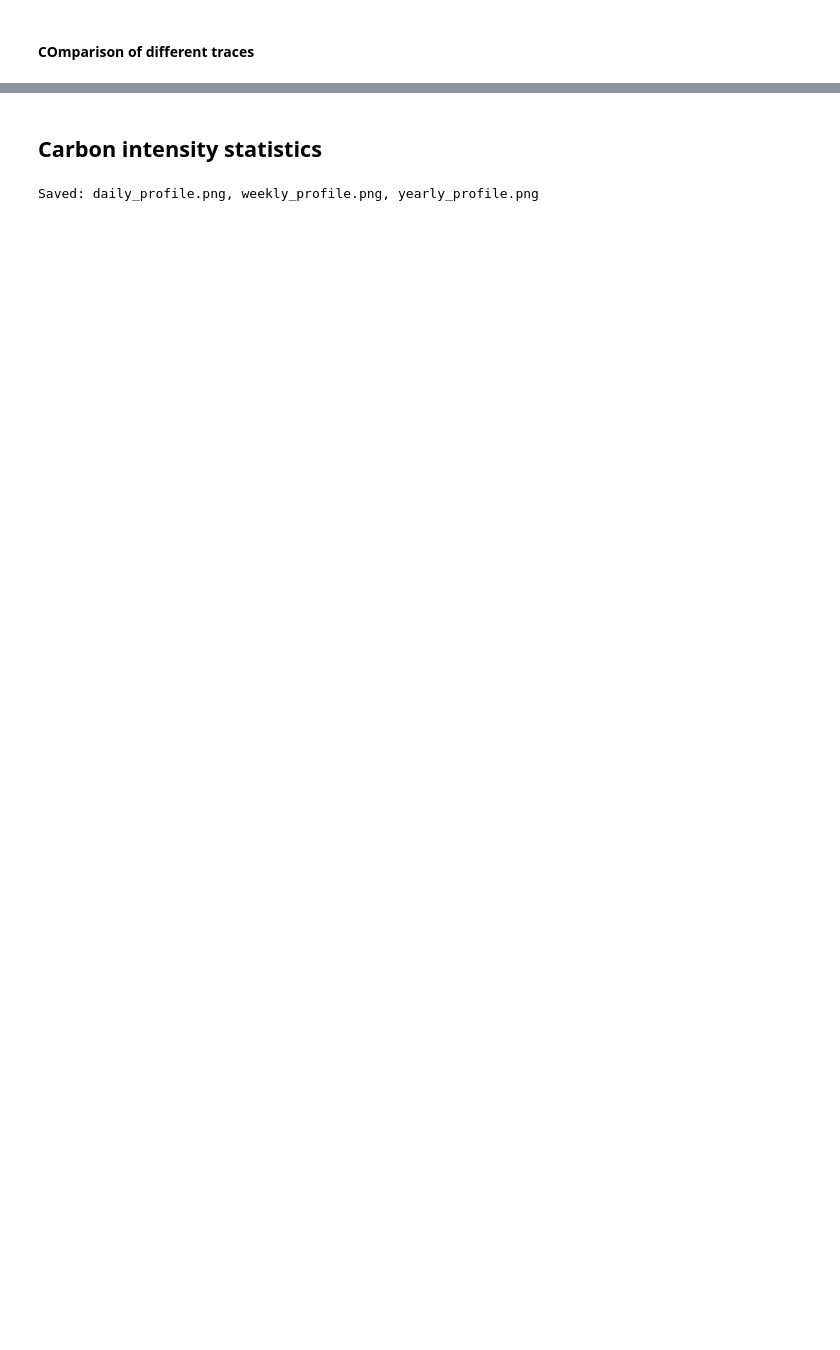
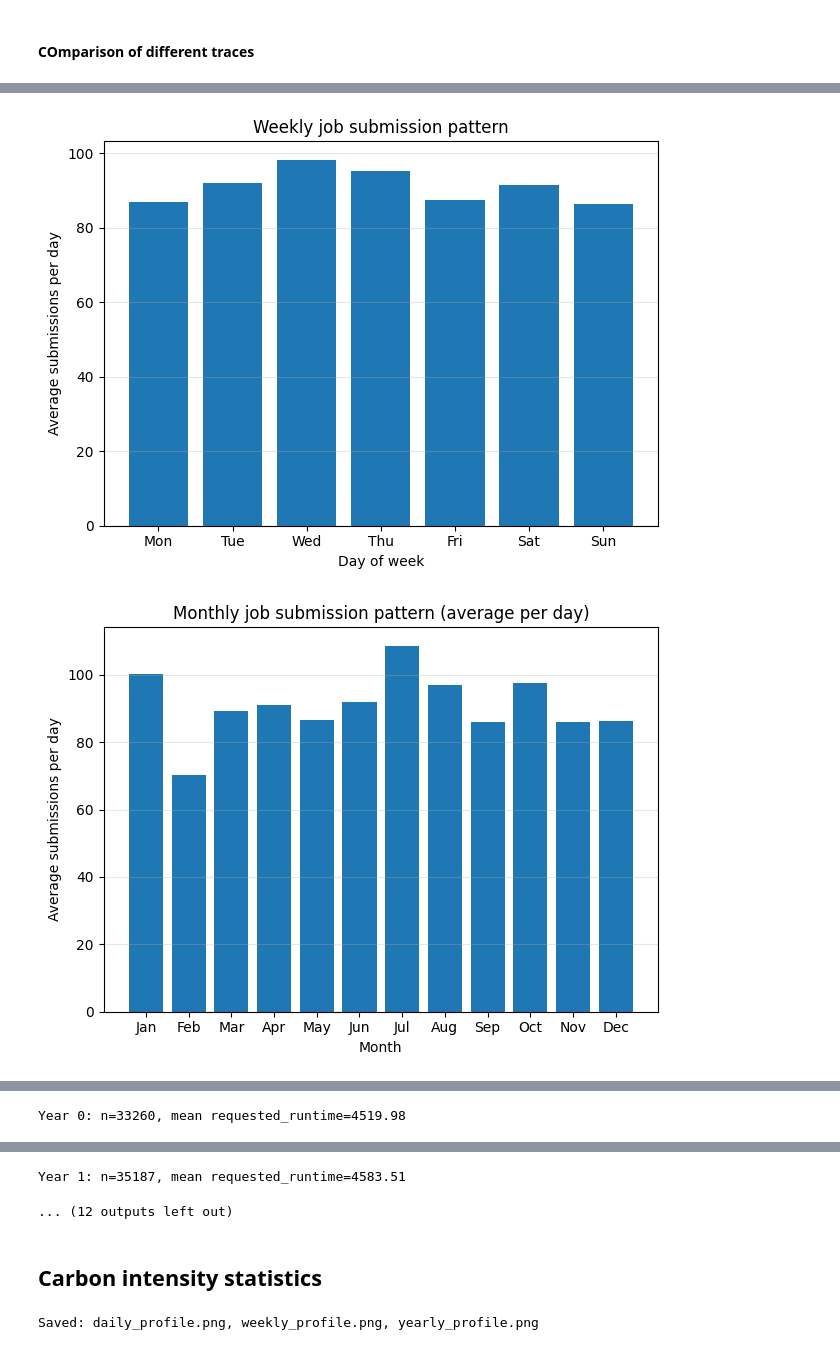
Before and after one commit to dadyownes15/green-hpc-scheduler, a Jupyter notebook: figures.ipynb, the cells around one changed output, grey strips where cells are left out. Saved outputs shown, nothing was run; the diff lists cells and outputs as text; code cells hidden in the pictures; blank space fills up the shorter version.

```diff
--- a/figures.ipynb
+++ b/figures.ipynb
@@ -249,0 +256,24 @@ print(df_bad["requested_runtime"].mean())
+# %%
+# Non convergent dataset:
+WORKLOAD_PATH_BAD = "scripts/workload_36_31.swf"
+df_bad = create_job_df(path=WORKLOAD_PATH_BAD)
+
+YEAR = 365 * 24 * 3600  # seconds in a year
+
+for i in range(4):
+    lo = i * YEAR
+    hi = (i + 1) * YEAR
+
+    # Filter rows whose submit_time is in [lo, hi)
+    df_slice = df_bad.loc[(df_bad['submit_time'] >= lo) & (df_bad['submit_time'] < hi)]
+    # alternatively:
+    # df_slice = df_bad[df_bad['submit_time'].between(lo, hi, inclusive='left')]
+
+    plot_workload_patterns(df_slice)
+
+    # Print stats for the slice, not the whole frame
+    mean_req_rt = df_slice['requested_runtime'].mean()
+    print(f"Year {i}: n={len(df_slice)}, mean requested_runtime={mean_req_rt:.2f}")
+# %% [output]
+[figure, added]
+[figure, added]
@@ -249,0 +283 @@ print(df_bad["requested_runtime"].mean())
+Year 0: n=33260, mean requested_runtime=4519.98
@@ -250,3 +289,5 @@ print(df_bad["requested_runtime"].mean())
+Year 1: n=35187, mean requested_runtime=4583.51
+... (12 outputs left out)
 # %% [markdown]
 ## Carbon intensity statistics
 # %%
```
Also changed, not shown: parts of 5 cells of this notebook, 18 other files.
